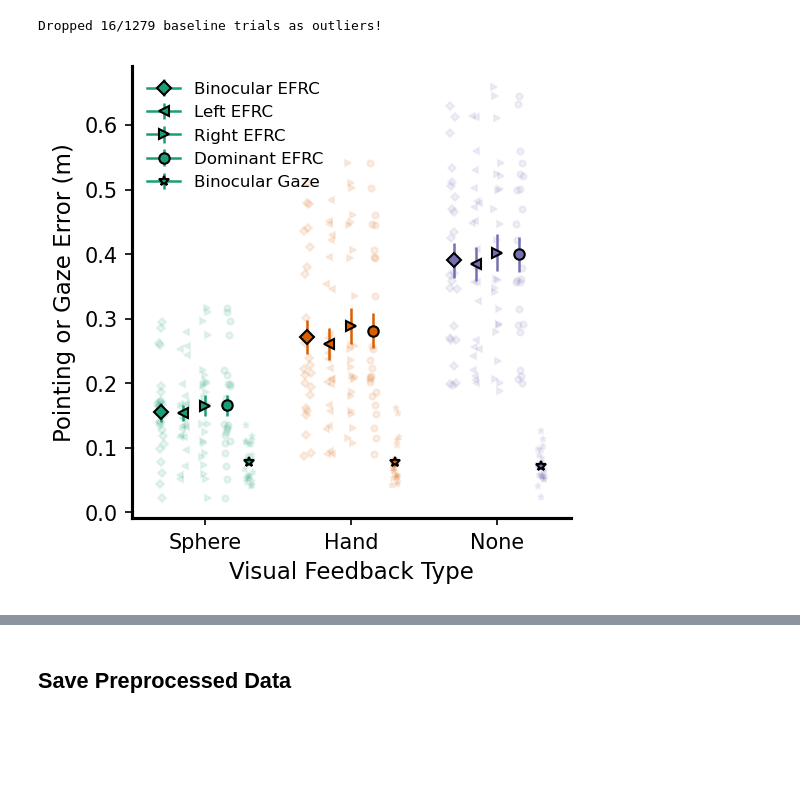
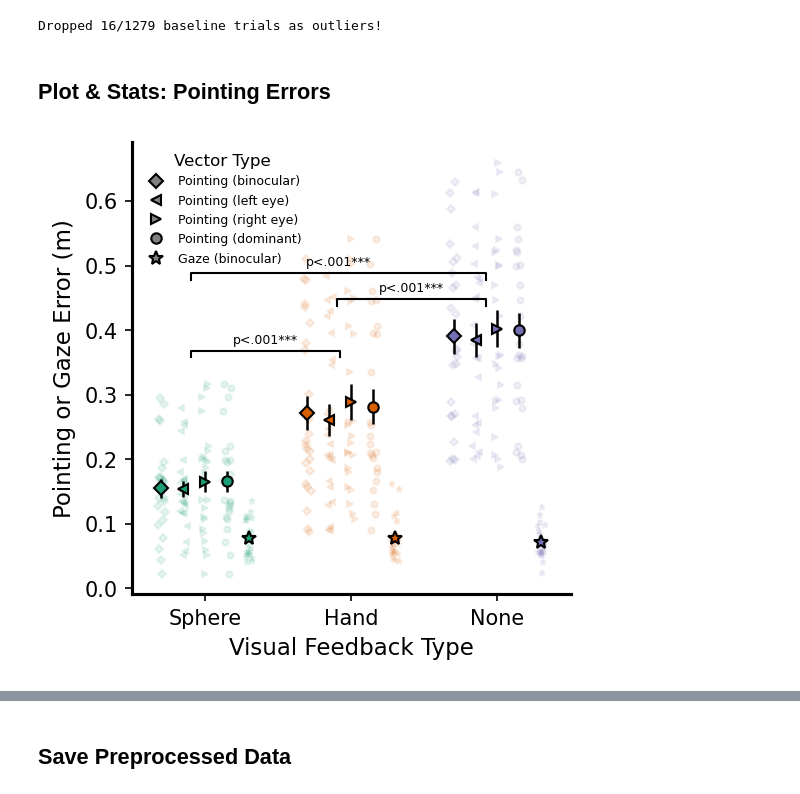
Before and after one commit to ischtz/frontvr2024-vr-pointing, a Jupyter notebook: analysis/1_DataPreprocessing.ipynb, the cells around one changed output, grey strips where cells are left out. Cells and saved outputs as stored; diff of their text form; code cells hidden in the pictures; blank space fills up the shorter version.

Commit message:
Add significance bars to baseline error figure

```diff
--- a/analysis/1_DataPreprocessing.ipynb
+++ b/analysis/1_DataPreprocessing.ipynb
@@ -137,6 +138,7 @@ N=24
 sessions.loc[:, 'ppid'] = pd.to_numeric(sessions.loc[:, 'ppid']).astype(int)
 sessions.loc[:, 'age'] = pd.to_numeric(sessions.loc[:, 'age']).astype(int)
 all_trials.loc[:, 'ppid'] = pd.to_numeric(all_trials.loc[:, 'ppid']).astype(int)
+samples.loc[:, 'ppid'] = pd.to_numeric(samples.loc[:, 'ppid']).astype(int)
 
 # Split trials into calibration and object trials
 calibs = all_trials.loc[all_trials.type == 'cal', :].copy(deep=True)
@@ -425,11 +629,11 @@ def plot_baseline_errors(calibs, figsize=(3.75, 3.75), xlimits=(-1.5, 1.5), ylim
                       'point_errR': '>',
                       'point_errD': 'o',
                       'gaze_err': '*'}
-    METRIC_LABELS = {'point_err': 'Binocular EFRC',
-                      'point_errL': 'Left EFRC',
-                      'point_errR': 'Right EFRC',
-                      'point_errD': 'Dominant EFRC',
-                      'gaze_err': 'Binocular Gaze'}
+    METRIC_LABELS = {'point_err': 'Pointing (binocular)',
+                      'point_errL': 'Pointing (left eye)',
+                      'point_errR': 'Pointing (right eye)',
+                      'point_errD': 'Pointing (dominant)',
+                      'gaze_err': 'Gaze (binocular)'}
 
     handles = []
     labels = []
@@ -463,19 +667,22 @@ def plot_baseline_errors(calibs, figsize=(3.75, 3.75), xlimits=(-1.5, 1.5), ylim
             m = np.nanmean(all_err)
             sem = np.nanstd(all_err) / np.sqrt(N)
 
+            MARKERSIZE = AVG_MARKER_SIZE
+            if metric == 'gaze_err':
+                MARKERSIZE += 2
             h = ax.errorbar(x=ix+1 + metric_x[mix],
                             y=m,
                             yerr=sem,
                             marker=METRIC_MARKERS[metric],
-                            markersize=AVG_MARKER_SIZE,
+                            markersize=MARKERSIZE,
                             alpha=AVG_MARKER_ALPHA,
                             color=FB_COLORS[ix],
                             markeredgecolor='k',
-                            ecolor=FB_COLORS[ix],
+                            ecolor='k',
                             linewidth=1.2)
 
             if ix == 0:
-                handles.append(h)
+                handles.append(Line2D([0], [0], marker=METRIC_MARKERS[metric], color='k', ls='none', markerfacecolor='gray', markersize=MARKERSIZE))
                 labels.append(METRIC_LABELS[metric])
 
     ax.set_xlim([0.5, 3.5])
@@ -483,7 +690,7 @@ def plot_baseline_errors(calibs, figsize=(3.75, 3.75), xlimits=(-1.5, 1.5), ylim
     ax.set_xticklabels(['Sphere', 'Hand', 'None'])
     ax.set_xlabel('Visual Feedback Type', fontsize=11)
     ax.set_ylabel('Pointing or Gaze Error (m)', fontsize=11)
-    ax.legend(handles, labels, loc='upper left', frameon=False, fontsize=8)
+    ax.legend(handles, labels, loc='upper left', frameon=False, fontsize=6, title='Vector Type')
 
     for axis in ['bottom','left']:
         ax.spines[axis].set_linewidth(1.5)
@@ -493,10 +700,18 @@ def plot_baseline_errors(calibs, figsize=(3.75, 3.75), xlimits=(-1.5, 1.5), ylim
 
     plt.tight_layout()
     fig.subplots_adjust(left=0, right=1, bottom=0, top=1, wspace=0.05)
+# %% [markdown]
+## Plot & Stats: Pointing Errors
 # %%
 # Figure: Baseline pointing error
 plot_baseline_errors(calibs)
+plt.setp(plt.gca().get_legend().get_title(), fontsize=8)
+annotate_comparison(plt.gca(), 1-0.1, 3-0.075, 0.50, "p<.001***", linewidth=1.0, fontsize=6, height=0.01, color='k')
+annotate_comparison(plt.gca(), 2-0.1, 3-0.075, 0.46, "p<.001***", linewidth=1.0, fontsize=6, height=0.01, color='k')
+annotate_comparison(plt.gca(), 1-0.1, 2-0.075, 0.38, "p<.001***", linewidth=1.0, fontsize=6, height=0.01, color='k')
+
 plt.tight_layout()
-plt.savefig(os.path.join(FOLDER_FIG, 'baseline_pointing_error.png'), dpi=150)
+plt.savefig(os.path.join(FOLDER_FIG, 'baseline_pointing_error.png'), dpi=300)
+plt.savefig(os.path.join(FOLDER_FIG, 'baseline_pointing_error.pdf'), dpi=300)
 # %% [output]
-[figure, old version]
+[figure, new version]
```
Also changed, not shown: parts of 13 cells of this notebook, 3 other files.
